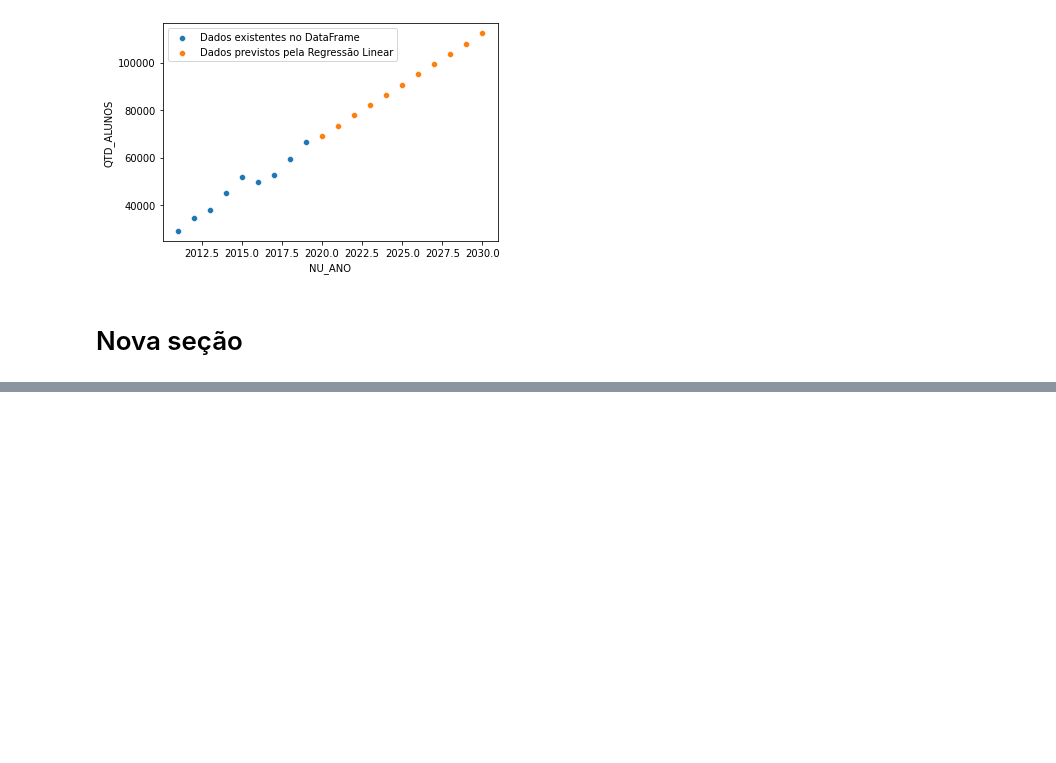
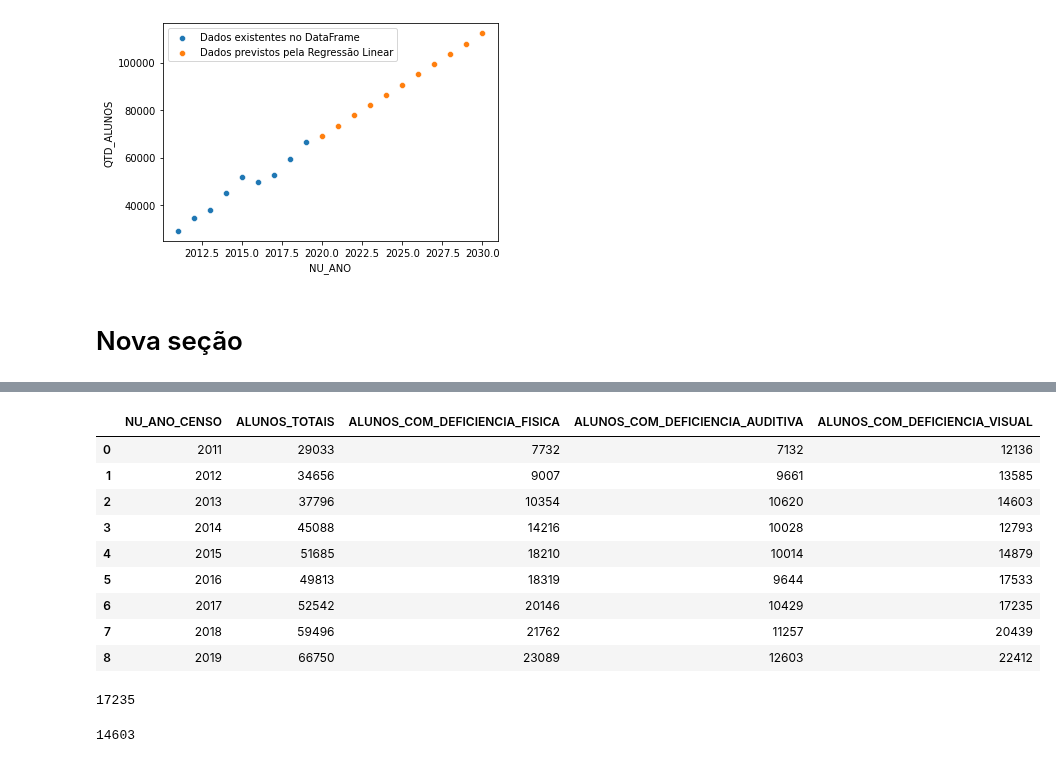
Before and after one commit to roxacarv/edulearn, a Jupyter notebook: regressão_linear/regressão_edulearn.ipynb, the cells around one changed output, grey strips where cells are left out. Saved outputs shown, nothing was run; the diff lists cells and outputs as text; code cells hidden in the pictures; blank space fills up the shorter version.

Commit message:
Criando um dataframe pra utilizar a regressao multipla (incompleto)

```diff
--- a/regressão_linear/regressão_edulearn.ipynb
+++ b/regressão_linear/regressão_edulearn.ipynb
@@ -199,0 +222,31 @@ df_regressao.loc[df_regressao['NU_ANO_CENSO'] == 2011].shape
+# %%
+df_sim = pd.DataFrame(data={'NU_ANO_CENSO': df_regressao['NU_ANO_CENSO'].unique(),
+                            'ALUNOS_TOTAIS': [len(df_regressao.loc[df_regressao['NU_ANO_CENSO'] == i]) for i in range(2011, 2020)],
+                            'ALUNOS_COM_DEFICIENCIA_FISICA': [len(df_regressao.loc[(df_regressao['NU_ANO_CENSO'] == i) & ((df_regressao['IN_DEF_FISICA'] == 1) | (df_regressao['IN_DEFICIENCIA_FISICA'] == 1))]) for i in range(2011, 2020)],
+                            'ALUNOS_COM_DEFICIENCIA_AUDITIVA': [len(df_regressao.loc[(df_regressao['NU_ANO_CENSO'] == i) & (((df_regressao['IN_DEF_AUDITIVA'] == 1) + (df_regressao['IN_DEF_SURDEZ'] == 1)) | ((df_regressao['IN_DEFICIENCIA_AUDITIVA'] == 1) + (df_regressao['IN_DEFICIENCIA_SURDEZ'] == 1)))]) for i in range(2011, 2020)],
+                            'ALUNOS_COM_DEFICIENCIA_VISUAL': [len(df_regressao.loc[(df_regressao['NU_ANO_CENSO'] == i) & (((df_regressao['IN_DEF_BAIXA_VISAO'] == 1) + (df_regressao['IN_DEF_CEGUEIRA'] == 1)) | ((df_regressao['IN_DEFICIENCIA_BAIXA_VISAO'] == 1) + (df_regressao['IN_DEFICIENCIA_CEGUEIRA'] == 1)))]) for i in range(2011, 2020)],
+                            'ALUNOS_COM_DEFICIENCIA_COGNITIVA':
+                            })
+df_sim
+# %% [output]
+|  | NU_ANO_CENSO | ALUNOS_TOTAIS | ALUNOS_COM_DEFICIENCIA_FISICA | ALUNOS_COM_DEFICIENCIA_AUDITIVA | ALUNOS_COM_DEFICIENCIA_VISUAL |
+| 0 | 2011 | 29033 | 7732 | 7132 | 12136 |
+| 1 | 2012 | 34656 | 9007 | 9661 | 13585 |
+| 2 | 2013 | 37796 | 10354 | 10620 | 14603 |
+| 3 | 2014 | 45088 | 14216 | 10028 | 12793 |
+| 4 | 2015 | 51685 | 18210 | 10014 | 14879 |
+| 5 | 2016 | 49813 | 18319 | 9644 | 17533 |
+| 6 | 2017 | 52542 | 20146 | 10429 | 17235 |
+| 7 | 2018 | 59496 | 21762 | 11257 | 20439 |
+| 8 | 2019 | 66750 | 23089 | 12603 | 22412 |
+# %%
+len(df_regressao.loc[(df_regressao['NU_ANO_CENSO'] == 2013) & ((df_regressao['IN_DEF_BAIXA_VISAO'] == 1) + (df_regressao['IN_DEF_CEGUEIRA'] == 1))])
+len(df_regressao.loc[(df_regressao['NU_ANO_CENSO'] == 2017) & ((df_regressao['IN_DEFICIENCIA_BAIXA_VISAO'] == 1) + (df_regressao['IN_DEFICIENCIA_CEGUEIRA'] == 1))])
+# %% [output]
+17235
+# %%
+a = len(df_regressao.loc[(df_regressao['NU_ANO_CENSO'] == 2013) & (df_regressao['IN_DEF_BAIXA_VISAO'] == 1)])
+b = len(df_regressao.loc[(df_regressao['NU_ANO_CENSO'] == 2013) & (df_regressao['IN_DEF_CEGUEIRA'] == 1)])
+a + b
+# %% [output]
+14603
```
Also changed, not shown: parts of 4 cells of this notebook.
